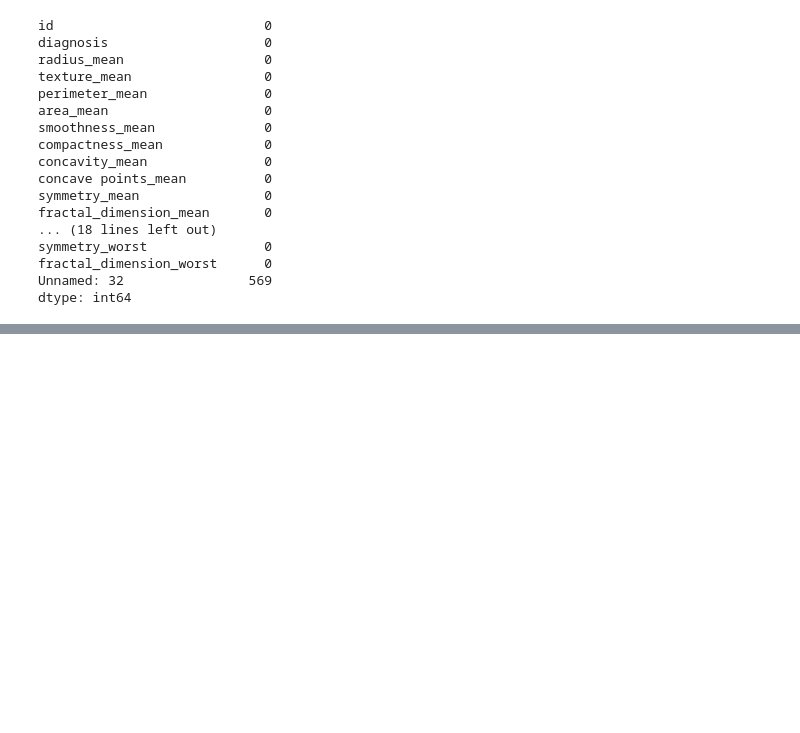
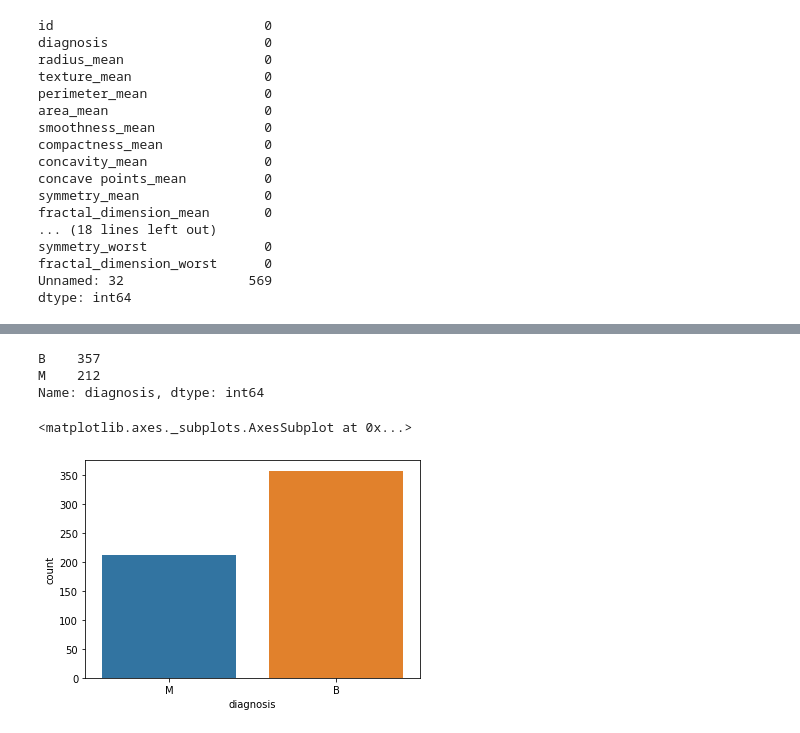
Before and after one commit to adityacd/Cancer-Detection-using-Machine-Learning, a Jupyter notebook: Cancer_Detection.ipynb, the cells around one changed output, grey strips where cells are left out. Drawn from its saved outputs; the diff is of its cells as text; code cells hidden in the pictures; blank space fills up the shorter version.

```diff
--- a/Cancer_Detection.ipynb
+++ b/Cancer_Detection.ipynb
@@ -57,3 +57,14 @@ df.head()
 | 2 | 84300903 | M | 19.69 | 21.25 | 130.00 | 1203.0 | 0.10960 | ... |
 | 3 | 84348301 | M | 11.42 | 20.38 | 77.58 | 386.1 | 0.14250 | ... |
 | 4 | 84358402 | M | 20.29 | 14.34 | 135.10 | 1297.0 | 0.10030 | ... |
+# %%
+df['diagnosis'].value_counts()
+# %% [output]
+B    357
+M    212
+Name: diagnosis, dtype: int64
+# %%
+sns.countplot(df['diagnosis'], label = 'count')
+# %% [output]
+<matplotlib.axes._subplots.AxesSubplot at 0x...>
+[figure, added]
```
Also changed, not shown: parts of 1 cell of this notebook.
